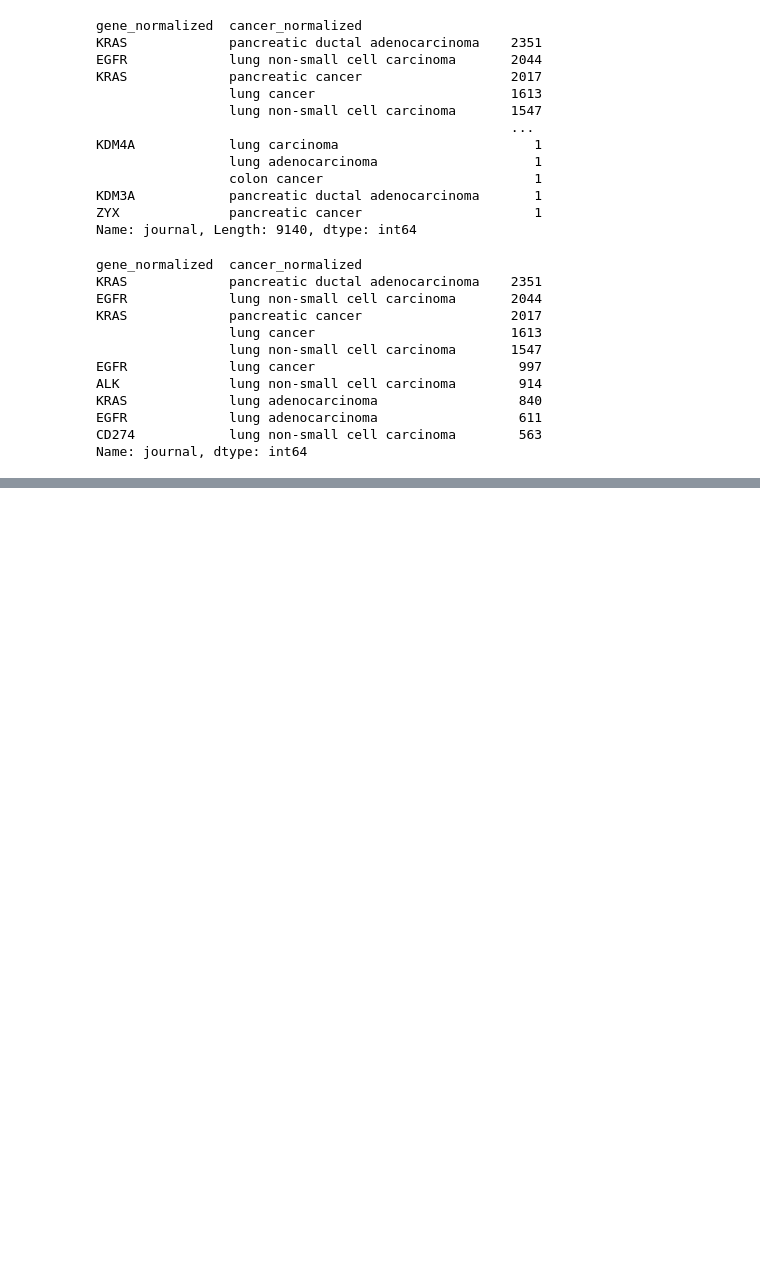
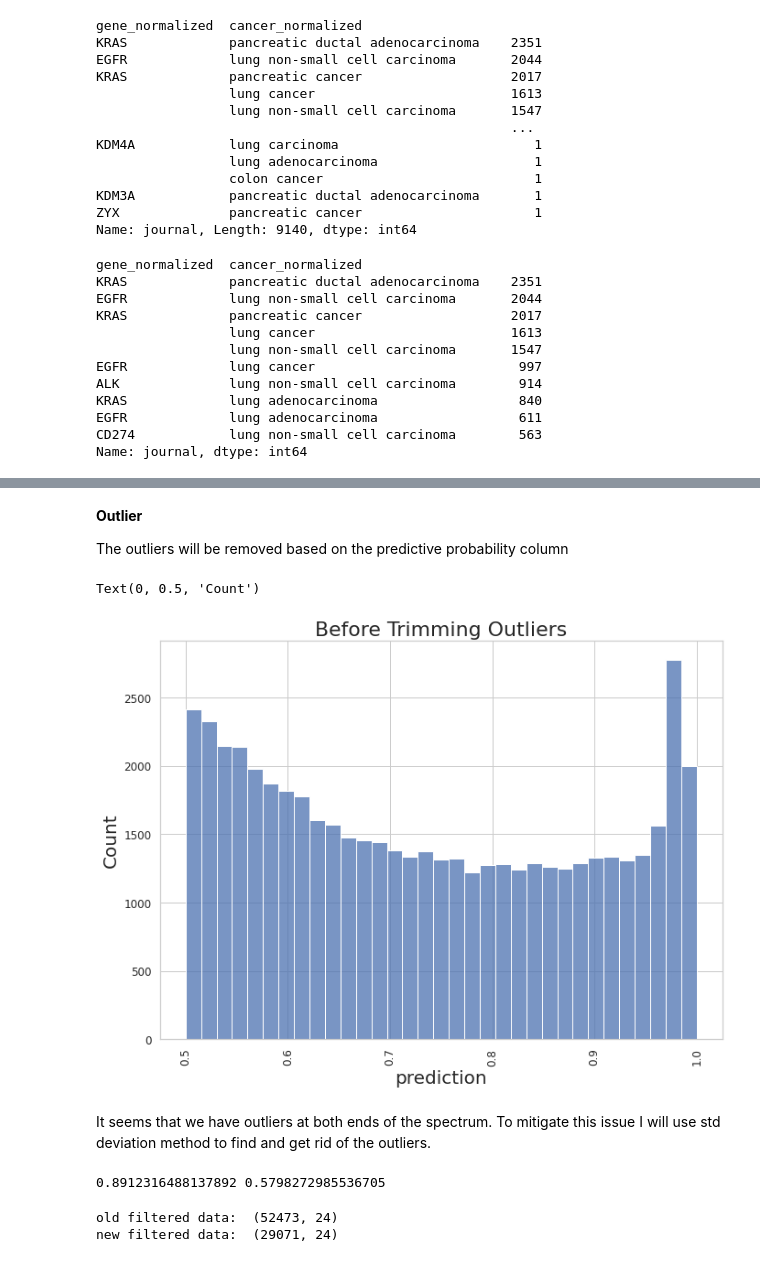
Before and after one commit to dldisha/IntiLP, a Jupyter notebook: Cancermine_EDA.ipynb, the cells around one changed output, grey strips where cells are left out. Saved outputs shown, nothing was run; the diff lists cells and outputs as text; code cells hidden in the pictures; blank space fills up the shorter version.

```diff
--- a/Cancermine_EDA.ipynb
+++ b/Cancermine_EDA.ipynb
@@ -368,0 +385,36 @@ KRAS, EGFR, ALK are the most common genes in the filtered cancer types.
+# %% [markdown]
+**Outlier**
+
+The outliers will be removed based on the predictive probability column
+# %%
+## Plotting Predicted Probability distributions ##
+
+ax = sns.histplot(filtered_dataset, x='predictprob')
+ax.tick_params(axis='x', labelrotation = 90)
+ax.tick_params(labelsize=12)
+ax.axes.set_title("Before Trimming Outliers",fontsize=22)
+ax.set_xlabel("prediction", fontsize=20)
+ax.set_ylabel("Count", fontsize=20)
+# %% [output]
+Text(0, 0.5, 'Count')
+[figure, added]
+# %% [markdown]
+It seems that we have outliers at both ends of the spectrum. To mitigate this issue I will use std deviation method to find and get rid of the outliers.
+# %%
+upper_limit = (filtered_dataset['predictprob'].mean()+
+               (1*filtered_dataset['predictprob'].std())
+               )
+lower_limit = (filtered_dataset['predictprob'].mean()-
+               (1*filtered_dataset['predictprob'].std())
+               )
+print(upper_limit, lower_limit)
+# %% [output]
+0.8912316488137892 0.5798272985536705
+# %%
+new_filtered_data = filtered_dataset.loc[(filtered_dataset['predictprob']<upper_limit)
+& (filtered_dataset['predictprob']>lower_limit)]
+print("old filtered data: ", filtered_dataset.shape)
+print('new filtered data: ', new_filtered_data.shape)
+# %% [output]
+old filtered data:  (52473, 24)
+new filtered data:  (29071, 24)
```
Also changed, not shown: parts of 15 cells of this notebook.
